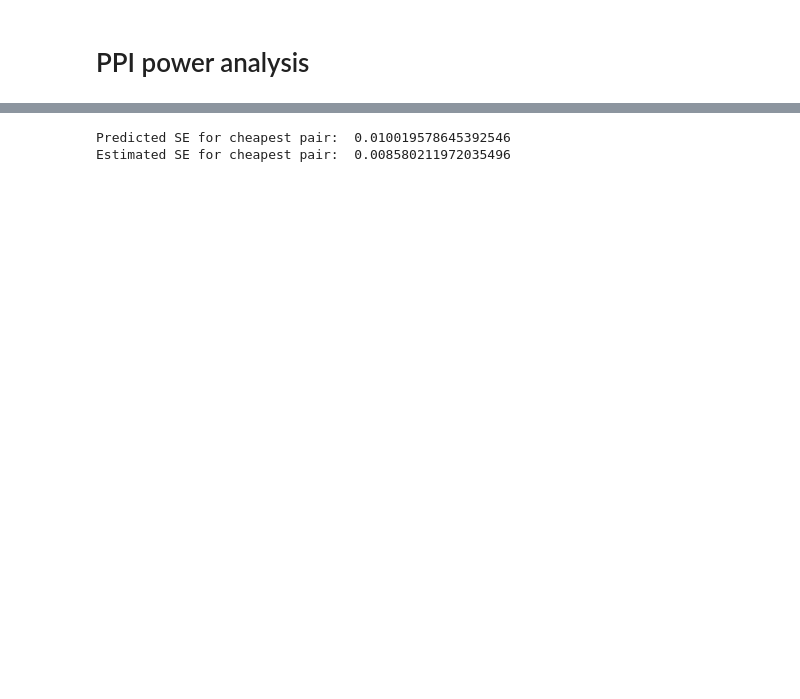
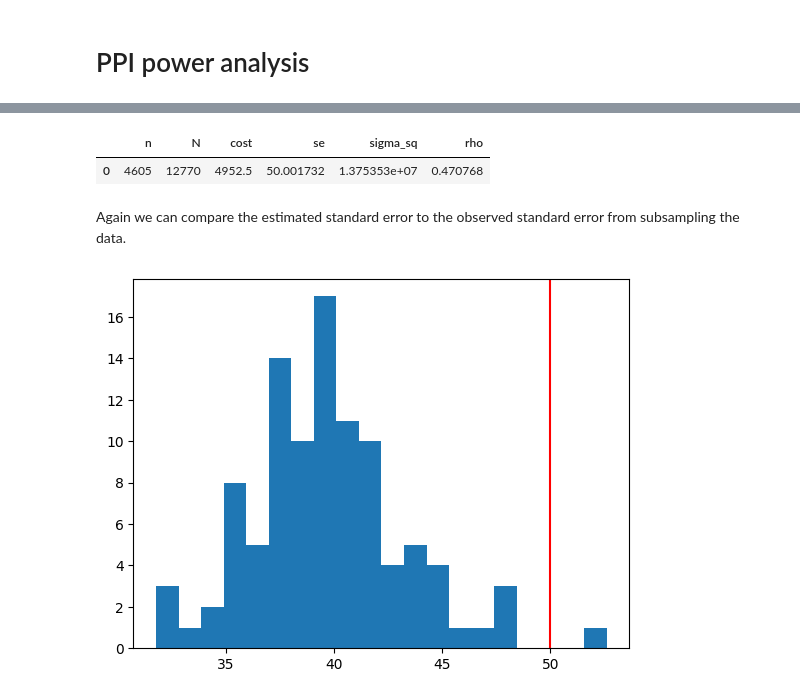
Before and after one commit to aangelopoulos/ppi_py, a Jupyter notebook: examples/power_analysis.ipynb, the cells around one changed output, grey strips where cells are left out. Cells and saved outputs as stored; diff of their text form; code cells hidden in the pictures; blank space fills up the shorter version.

```diff
--- a/examples/power_analysis.ipynb
+++ b/examples/power_analysis.ipynb
@@ -96,23 +130,65 @@ Estimated SE for most powerful pair:  0.004431664997296418
+# %%
+dataset_folder = "./data/"
+data = load_dataset(dataset_folder, "census_income")
+Y_total = data["Y"]
+Yhat_total = data["Yhat"]
+X_total = data["X"]
+
+n_total = Y_total.shape[0]
+d = X_total.shape[1]
+
+n_initial = 500
+N_initial = 500
+
+sample = np.random.choice(n_total, n_initial + N_initial, replace = False)
+Y_initial = Y_total[sample[:n_initial]]
+Yhat_initial = Yhat_total[sample[:n_initial]]
+X_initial = X_total[sample[:n_initial]]
+
+Yhat_unlabeled_initial = Yhat_total[sample[n_initial:]]
+X_unlabeled_initial = X_total[sample[n_initial:]]
+
+cost_Y = 1
+cost_Yhat = 0.01
+cost_X = 0.01
+coord = 0
+se = 50
+
+cheapest_pair = ppi_ols_power(X_initial,
+                                   Y_initial,
+                                   Yhat_initial,
+                                   X_unlabeled_initial,
+                                   Yhat_unlabeled_initial,
+                                   cost_Y,
+                                   cost_Yhat,
+                                   cost_X,
+                                   coord,
+                                   se = se)
+cheapest_pair
+# %% [output]
+|  | n | N | cost | se | sigma_sq | rho |
+| 0 | 4605 | 12770 | 4952.5 | 50.001732 | 1.375353e+07 | 0.470768 |
+# %% [markdown]
+Again we can compare the estimated standard error to the observed standard error from subsampling the data.
 # %%
-n_sub = cheapest_pair['n'][0]
-N_sub = cheapest_pair['N'][0]
+n_opt = cheapest_pair['n'][0]
+N_opt = cheapest_pair['N'][0]
 
-n = Y.shape[0]
-N = Yhat_unlabeled.shape[0]
-reps = 200
+reps = 100
 ses = np.zeros(reps)
 for i in range(reps):
-    labeled_sample = np.random.choice(n, n_sub, replace = False)
-    unlabeled_sample = np.random.choice(N, N_sub, replace = False)
+    sample = np.random.choice(n_total, n_opt + N_opt, replace = False)
+    Y_opt = Y_total[sample[:n_opt]]
+    Yhat_opt = Yhat_total[sample[:n_opt]]
+    X_opt = X_total[sample[:n_opt]]
+    Yhat_unlabeled_opt = Yhat_total[sample[n_opt:]]
+    X_unlabeled_opt = X_total[sample[n_opt:]]
 
-    Y_sub = Y[labeled_sample]
-    Yhat_sub = Yhat[labeled_sample]
-    Yhat_unlabeled_sub = Yhat_unlabeled[unlabeled_sample]
-    CI = ppi_mean_ci(Y_sub, Yhat_sub, Yhat_unlabeled_sub, alpha = 0.05)
-    ses[i] = (CI[1][0] - CI[0][0])/norm.ppf(1 - 0.05/2)/2
+    CI = ppi_ols_ci(X_opt, Y_opt, Yhat_opt, X_unlabeled_opt, Yhat_unlabeled_opt, alpha = 0.05, coord = coord)
+    ses[i] = (CI[1][coord] - CI[0][coord])/norm.ppf(1 - 0.05/2)/2
 
-print("Predicted SE for cheapest pair: ", cheapest_pair['se'][0])
-print("Estimated SE for cheapest pair: ", np.mean(ses))
+plt.hist(ses, bins = 20)
+plt.axvline(cheapest_pair['se'][0], color = 'red')
+plt.show()
 # %% [output]
-Predicted SE for cheapest pair:  0.010019578645392546
-Estimated SE for cheapest pair:  0.008580211972035496
+[figure, added]
```
Also changed, not shown: parts of 32 cells of this notebook.
